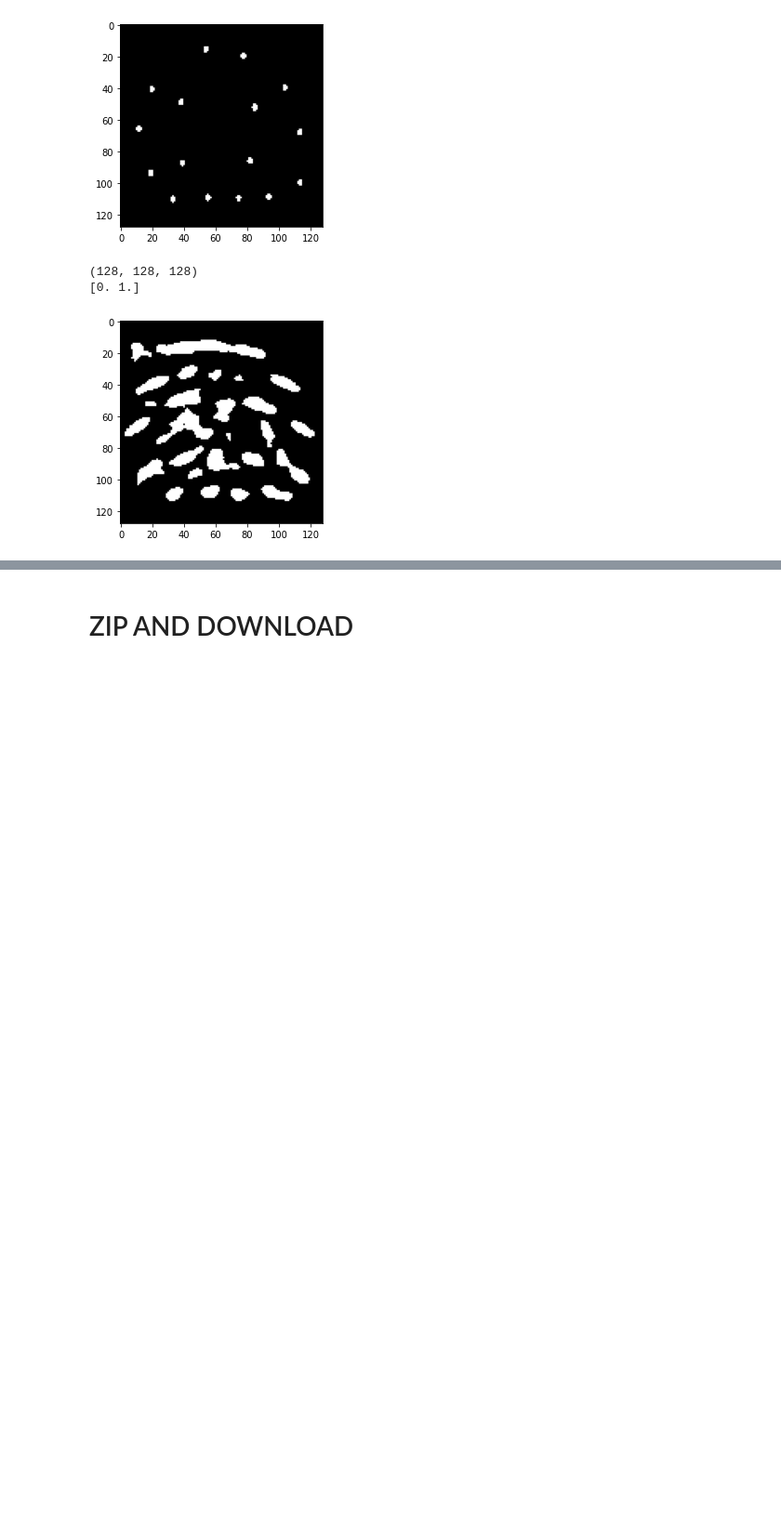
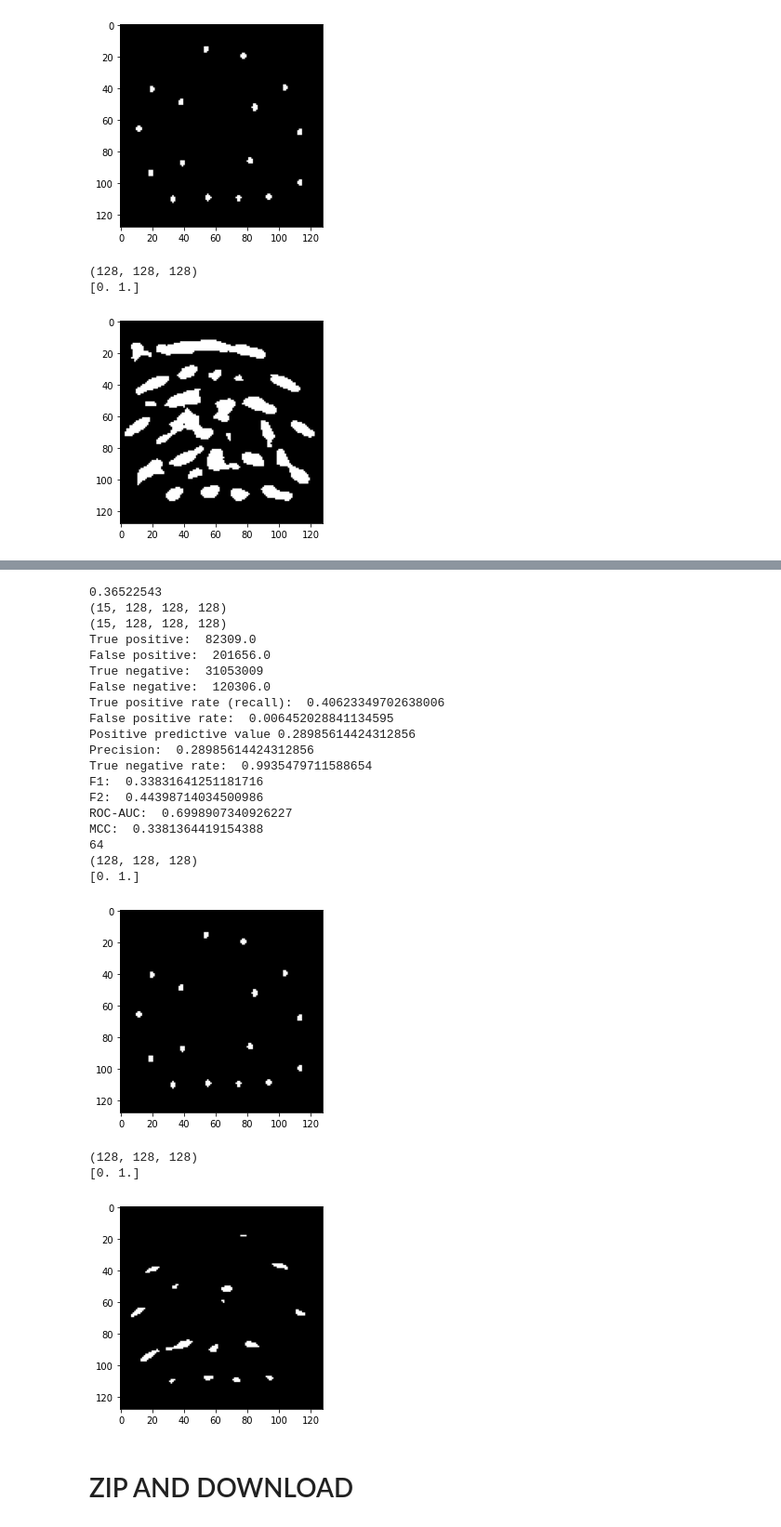
Before and after one commit to nkitner/CISC881FinalProject, a Jupyter notebook: 3DUnetCISC881.ipynb, the cells around one changed output, grey strips where cells are left out. Shown at 93% size. Saved outputs shown, nothing was run; the diff lists cells and outputs as text; code cells hidden in the pictures; blank space fills up the shorter version.

```diff
--- a/3DUnetCISC881.ipynb
+++ b/3DUnetCISC881.ipynb
@@ -1637,3 +1735,30 @@ MCC:  0.18631326941136667
+# %%
+y_pred = model_bce_focal.predict(test_ultrasound_data)
+evaluate_model(y_pred)
+# %% [output]
+0.36522543
+(15, 128, 128, 128)
+(15, 128, 128, 128)
+True positive:  82309.0
+False positive:  201656.0
+True negative:  31053009
+False negative:  120306.0
+True positive rate (recall):  0.40623349702638006
+False positive rate:  0.006452028841134595
+Positive predictive value 0.28985614424312856
+Precision:  0.28985614424312856
+True negative rate:  0.9935479711588654
+F1:  0.33831641251181716
+F2:  0.44398714034500986
+ROC-AUC:  0.6998907340926227
+MCC:  0.3381364419154388
+64
+(128, 128, 128)
+[0. 1.]
+[figure, added]
+(128, 128, 128)
+[0. 1.]
+[figure, added]
 # %% [markdown]
 # ZIP AND DOWNLOAD
 # %%
```
Also changed, not shown: parts of 9 cells of this notebook.
